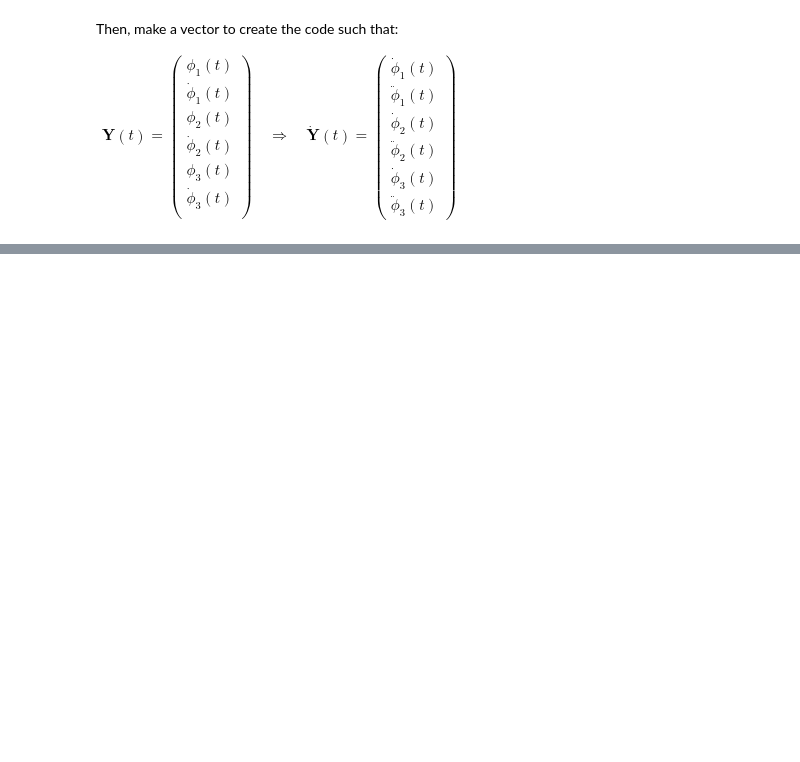
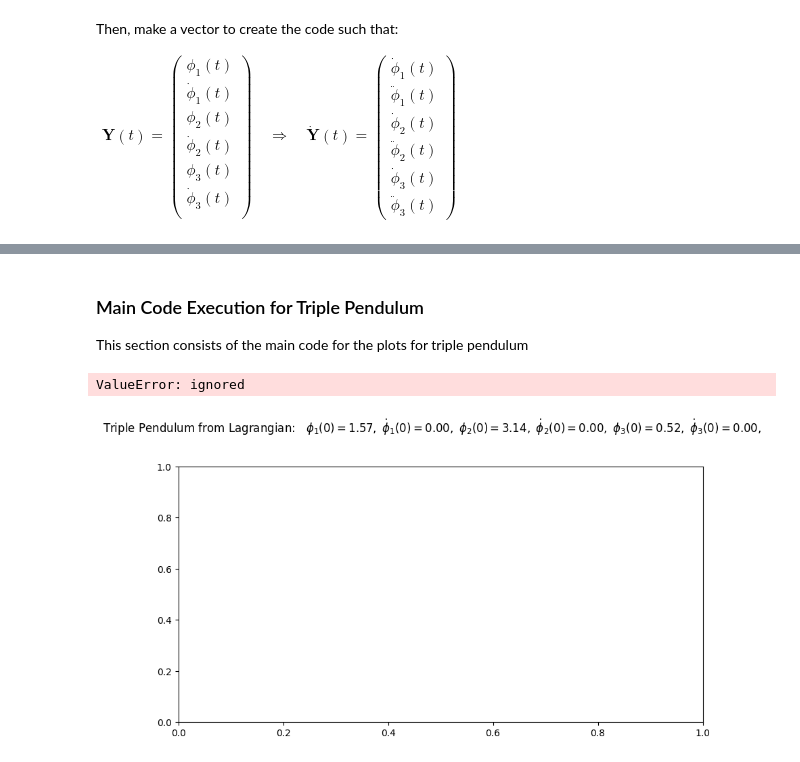
Before and after one commit to LuqmanFiqri/5300_final, a Jupyter notebook: PHYSICS_5300_Final_Problem_Double_Pendulum_Draft.ipynb, the cells around one changed output, grey strips where cells are left out. Cells and saved outputs as stored; diff of their text form; code cells hidden in the pictures; blank space fills up the shorter version.

```diff
--- a/PHYSICS_5300_Final_Problem_Double_Pendulum_Draft.ipynb
+++ b/PHYSICS_5300_Final_Problem_Double_Pendulum_Draft.ipynb
@@ -165,7 +165,7 @@ class doublePendulum():
     def dy_dt(self, t, y):
         """
         This function returns the right-hand side of the diffeq:
-        [phi_1_dot phi_1_ddot phi_2_dot phi_2_ddot]
+        [phi_1_dot, phi_1_ddot, phi_2_dot, phi_2_ddot]
 
         Parameters
         ----------
@@ -177,7 +177,7 @@ class doublePendulum():
 
         Returns
         -------
-        [phi_1_dot phi_2_dot phi_1_ddot phi_2_ddot]
+        [phi_1_dot, phi_1_ddot, phi_2_dot, phi_2_ddot]
         """
         A = (self.m1 + self.m2) * self.L1
         B = self.m2 * self.L2 * np.cos(y[0] - y[2])
@@ -474,0 +488,9 @@ $\begin{align}
+# %%
+# The dpi (dots-per-inch) setting will affect the resolution and how large
+#  the plots appear on screen and printed.  So you may want/need to adjust
+#  the figsize when creating the figure.
+plt.rcParams['figure.dpi'] = 100.    # this is the default for notebook
+
+# Change the common font size (smaller when higher dpi)
+font_size = 10
+plt.rcParams.update({'font.size': font_size})
@@ -474,0 +653,8 @@ $\begin{align}
+# %%
+def start_stop_indices(t_pts, plot_start, plot_stop):
+    start_index = (np.fabs(t_pts-plot_start)).argmin()  # index in t_pts array
+    stop_index = (np.fabs(t_pts-plot_stop)).argmin()  # index in t_pts array
+    return start_index, stop_index
+# %% [markdown]
+### Main Code Execution for Triple Pendulum
+This section consists of the main code for the plots for triple pendulum
@@ -474,0 +683,56 @@ $\begin{align}
+# %%
+# Set Initial Conditions
+phi_1_0 = np.pi/2
+phi_1_dot_0 = 0.
+phi_2_0 = np.pi
+phi_2_dot_0 = 0.
+phi_3_0 = np.pi / 6
+phi_3_dot_0 = 0.
+
+# Solve for phi_1 and phi_2
+phi_1, phi_1_dot, phi_2, phi_2_dot, phi_3, phi_3_dot = \
+      p2.solve_ode(t_pts, phi_1_0, phi_1_dot_0, phi_2_0, phi_2_dot_0,
+                   phi_3_0, phi_3_dot_0)
+
+# Create a plot
+fig4 = plt.figure(figsize=(10,5))
+overall_title = 'Triple Pendulum from Lagrangian:  ' + \
+                rf' $\phi_1(0) = {phi_1_0:.2f},$' + \
+                rf' $\dot\phi_1(0) = {phi_1_dot_0:.2f},$' + \
+                rf' $\phi_2(0) = {phi_2_0:.2f},$' + \
+                rf' $\dot\phi_2(0) = {phi_2_dot_0:.2f},$' + \
+                rf' $\phi_3(0) = {phi_3_0:.2f},$' + \
+                rf' $\dot\phi_3(0) = {phi_3_dot_0:.2f},$'
+                # '\n'     # \n means a new line (adds some space here)
+fig4.suptitle(overall_title, va='baseline')
+
+ax_c = fig4.add_subplot(1,1,1)
+
+start, stop = start_stop_indices(t_pts, t_start, t_end)
+plot_y_vs_x(t_pts[start : stop], phi_1[start : stop],
+            axis_labels=phi_vs_time_labels,
+            color='blue',
+            label=rf'$\phi_1(t)$',
+            title=None,
+            ax=ax_c)
+
+start, stop = start_stop_indices(t_pts, t_start, t_end)
+plot_y_vs_x(t_pts[start : stop], phi_2[start : stop],
+            color='red',
+            label=rf'$\phi_2(t)$',
+            title=None,
+            ax=ax_c)
+
+start, stop = start_stop_indices(t_pts, t_start, t_end)
+plot_y_vs_x(t_pts[start : stop], phi_3[start : stop],
+            color='red',
+            label=rf'$\phi_3(t)$',
+            title=None,
+            ax=ax_c)
+
+ax_a.grid()
+fig1.tight_layout()
+# fig1.savefig('double_pendulum_Lagrange_1.png', bbox_inches='tight')
+# %% [output]
+ValueError: ignored
+[figure, added]
```
Also changed, not shown: parts of 9 cells of this notebook.
